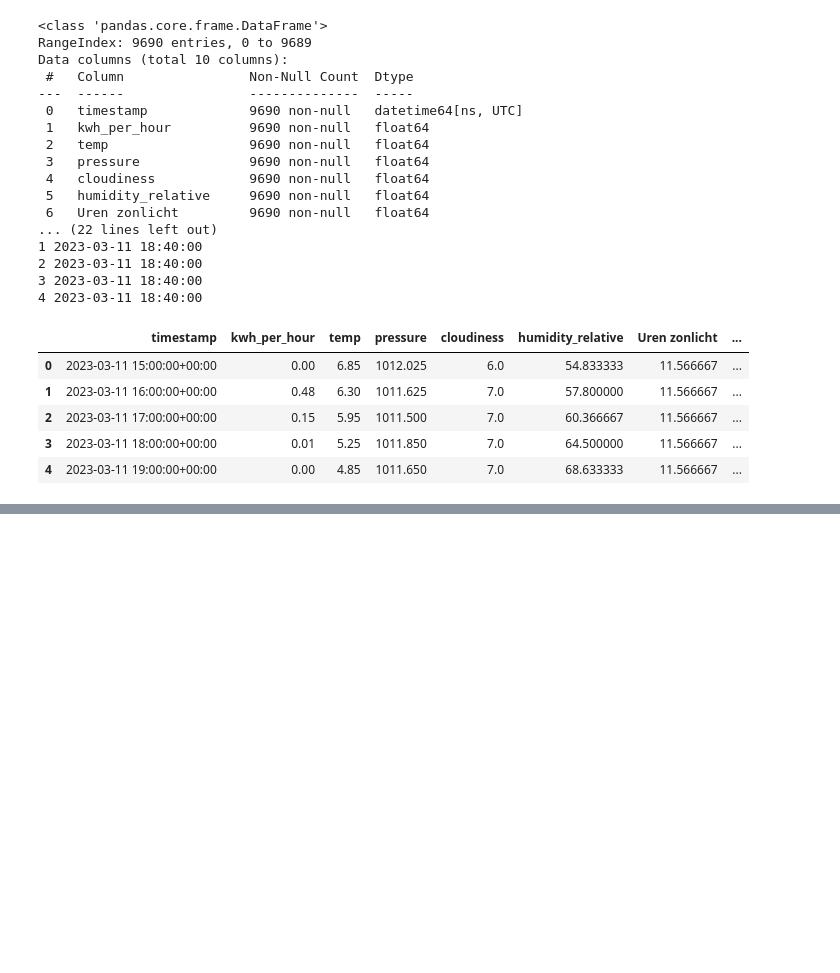
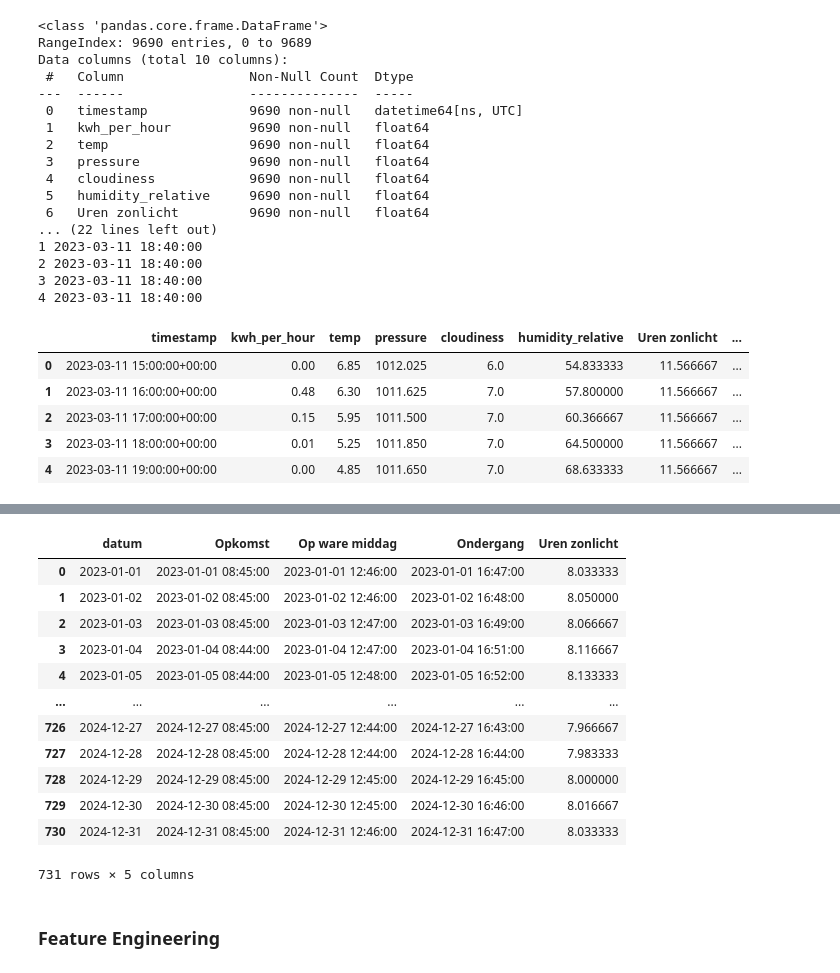
Before and after one commit to Robin-12/Project-Solar, a Jupyter notebook: Project_Solar.ipynb, the cells around one changed output, grey strips where cells are left out. Cells and saved outputs as stored; diff of their text form; code cells hidden in the pictures; blank space fills up the shorter version.

```diff
--- a/Project_Solar.ipynb
+++ b/Project_Solar.ipynb
@@ -1185,0 +1518,3 @@ power_weather_sunset.to_csv('power_weather_sunset.csv', index=False)
+# %%
+sunset = pd.read_excel('https://github.com/HOGENT-ML/course/raw/main/datasets/sunrise-sunset.xlsx')
+sunset
@@ -1185,0 +1535,22 @@ power_weather_sunset.to_csv('power_weather_sunset.csv', index=False)
+# %%
+sunset['Opkomst'] = sunset['datum'] + pd.to_timedelta(sunset['Opkomst'].astype(str))
+sunset['Op ware middag'] = sunset['datum'] + pd.to_timedelta(sunset['Op ware middag'].astype(str))
+sunset['Ondergang'] = sunset['datum'] + pd.to_timedelta(sunset['Ondergang'].astype(str))
+# %%
+sunset['Uren zonlicht'] = (sunset['Ondergang'] - sunset['Opkomst']).dt.total_seconds() / 3600
+# %%
+sunset
+# %% [output]
+|  | datum | Opkomst | Op ware middag | Ondergang | Uren zonlicht |
+| 0 | 2023-01-01 | 2023-01-01 08:45:00 | 2023-01-01 12:46:00 | 2023-01-01 16:47:00 | 8.033333 |
+| 1 | 2023-01-02 | 2023-01-02 08:45:00 | 2023-01-02 12:46:00 | 2023-01-02 16:48:00 | 8.050000 |
+| 2 | 2023-01-03 | 2023-01-03 08:45:00 | 2023-01-03 12:47:00 | 2023-01-03 16:49:00 | 8.066667 |
+| 3 | 2023-01-04 | 2023-01-04 08:44:00 | 2023-01-04 12:47:00 | 2023-01-04 16:51:00 | 8.116667 |
+| 4 | 2023-01-05 | 2023-01-05 08:44:00 | 2023-01-05 12:48:00 | 2023-01-05 16:52:00 | 8.133333 |
+| ... | ... | ... | ... | ... | ... |
+| 726 | 2024-12-27 | 2024-12-27 08:45:00 | 2024-12-27 12:44:00 | 2024-12-27 16:43:00 | 7.966667 |
+| 727 | 2024-12-28 | 2024-12-28 08:45:00 | 2024-12-28 12:44:00 | 2024-12-28 16:44:00 | 7.983333 |
+| 728 | 2024-12-29 | 2024-12-29 08:45:00 | 2024-12-29 12:45:00 | 2024-12-29 16:45:00 | 8.000000 |
+| 729 | 2024-12-30 | 2024-12-30 08:45:00 | 2024-12-30 12:45:00 | 2024-12-30 16:46:00 | 8.016667 |
+| 730 | 2024-12-31 | 2024-12-31 08:45:00 | 2024-12-31 12:46:00 | 2024-12-31 16:47:00 | 8.033333 |
+731 rows × 5 columns
@@ -1185,0 +1560,2 @@ power_weather_sunset.to_csv('power_weather_sunset.csv', index=False)
+# %% [markdown]
+### Feature Engineering
```
Also changed, not shown: parts of 55 cells of this notebook, 3 other files.
